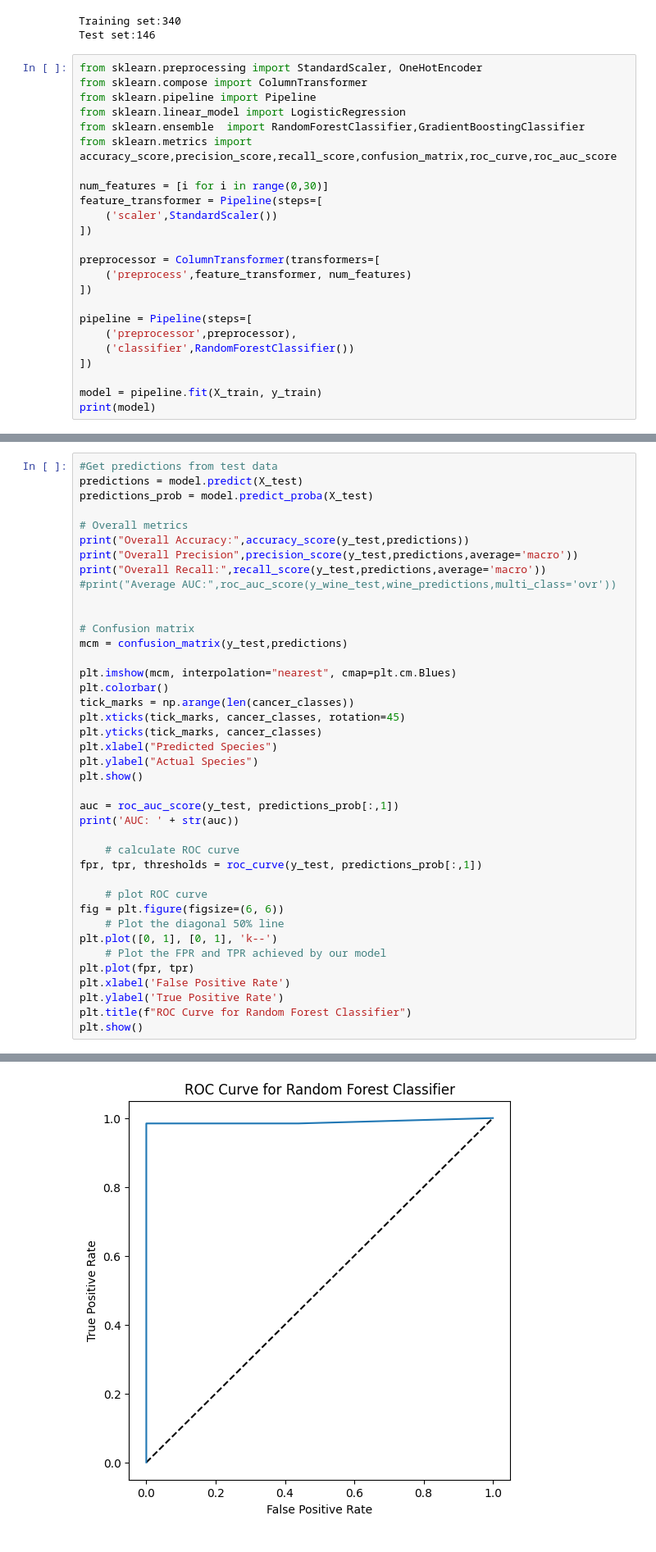
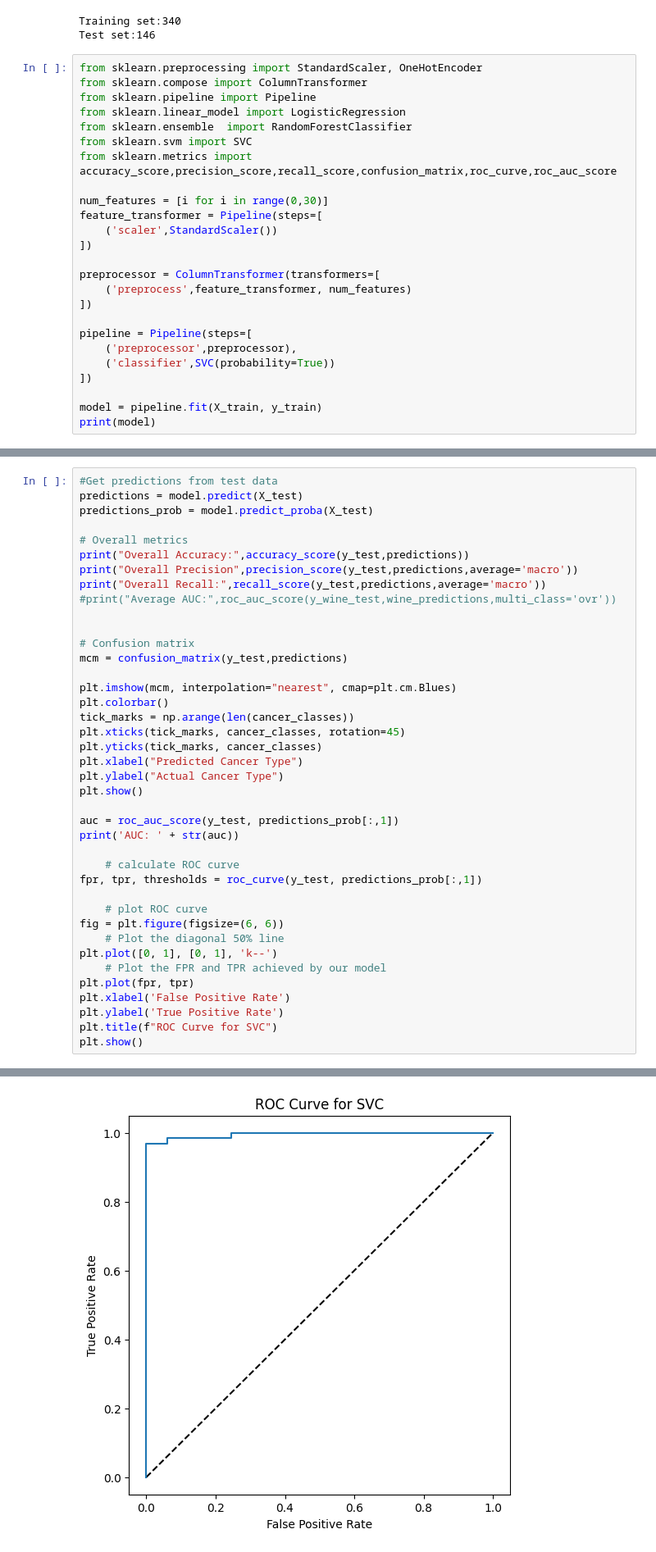
Before and after one commit to DanielPopoola/data-science-projects, a Jupyter notebook: Breast-Cancer-Prediction.ipynb, the cells around one changed output, grey strips where cells are left out. Shown at 82% size. Cells and saved outputs as stored; diff of their text form.

```diff
--- a/Breast-Cancer-Prediction.ipynb
+++ b/Breast-Cancer-Prediction.ipynb
@@ -74,7 +74,8 @@ from sklearn.preprocessing import StandardScaler, OneHotEncoder
 from sklearn.compose import ColumnTransformer
 from sklearn.pipeline import Pipeline
 from sklearn.linear_model import LogisticRegression
-from sklearn.ensemble  import RandomForestClassifier,GradientBoostingClassifier
+from sklearn.ensemble  import RandomForestClassifier
+from sklearn.svm import SVC
 from sklearn.metrics import accuracy_score,precision_score,recall_score,confusion_matrix,roc_curve,roc_auc_score
 
 num_features = [i for i in range(0,30)]
@@ -88,7 +89,7 @@ preprocessor = ColumnTransformer(transformers=[
 
 pipeline = Pipeline(steps=[
     ('preprocessor',preprocessor),
-    ('classifier',RandomForestClassifier())
+    ('classifier',SVC(probability=True))
 ])
 
 model = pipeline.fit(X_train, y_train)
@@ -123,8 +124,8 @@ plt.colorbar()
 tick_marks = np.arange(len(cancer_classes))
 plt.xticks(tick_marks, cancer_classes, rotation=45)
 plt.yticks(tick_marks, cancer_classes)
-plt.xlabel("Predicted Species")
-plt.ylabel("Actual Species")
+plt.xlabel("Predicted Cancer Type")
+plt.ylabel("Actual Cancer Type")
 plt.show()
 
 auc = roc_auc_score(y_test, predictions_prob[:,1])
@@ -141,6 +142,6 @@ plt.plot([0, 1], [0, 1], 'k--')
 plt.plot(fpr, tpr)
 plt.xlabel('False Positive Rate')
 plt.ylabel('True Positive Rate')
-plt.title(f"ROC Curve for Random Forest Classifier")
+plt.title(f"ROC Curve for SVC")
 plt.show()
 # %% [output]
@@ -152 +153 @@ AUC: 0.9887576219512195
-[figure, old version]
+[figure, new version]
```
Also changed, not shown: parts of 2 cells of this notebook.
